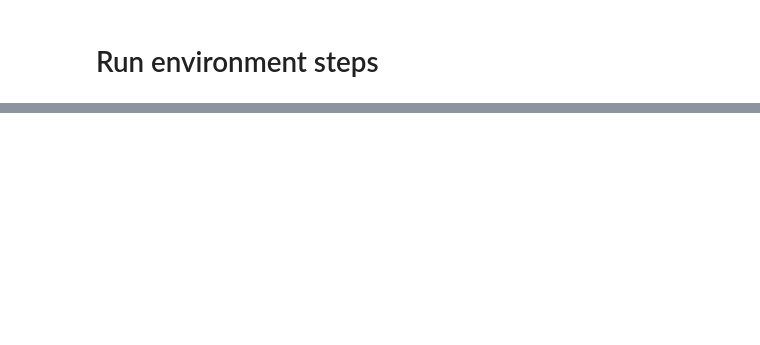
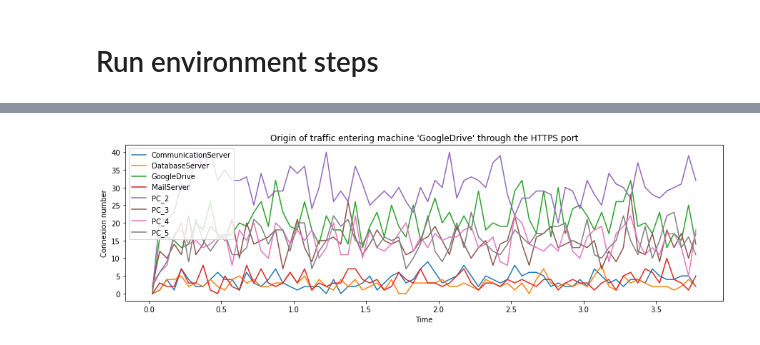
Before and after one commit to egrillot/Cyberbattle, a Jupyter notebook: notebooks/Traffic.ipynb, the cells around one changed output, grey strips where cells are left out. Drawn from its saved outputs; the diff is of its cells as text; code cells hidden in the pictures; blank space fills up the shorter version.

```diff
--- a/notebooks/Traffic.ipynb
+++ b/notebooks/Traffic.ipynb
@@ -171,0 +165,7 @@ Traffic during step 5
+# %%
+for _ in range(10000):
+    matrix = env.step()
+# %%
+env.display_history('GoogleDrive', 'HTTPS')
+# %% [output]
+[figure, added]
```
Also changed, not shown: parts of 4 cells of this notebook.
